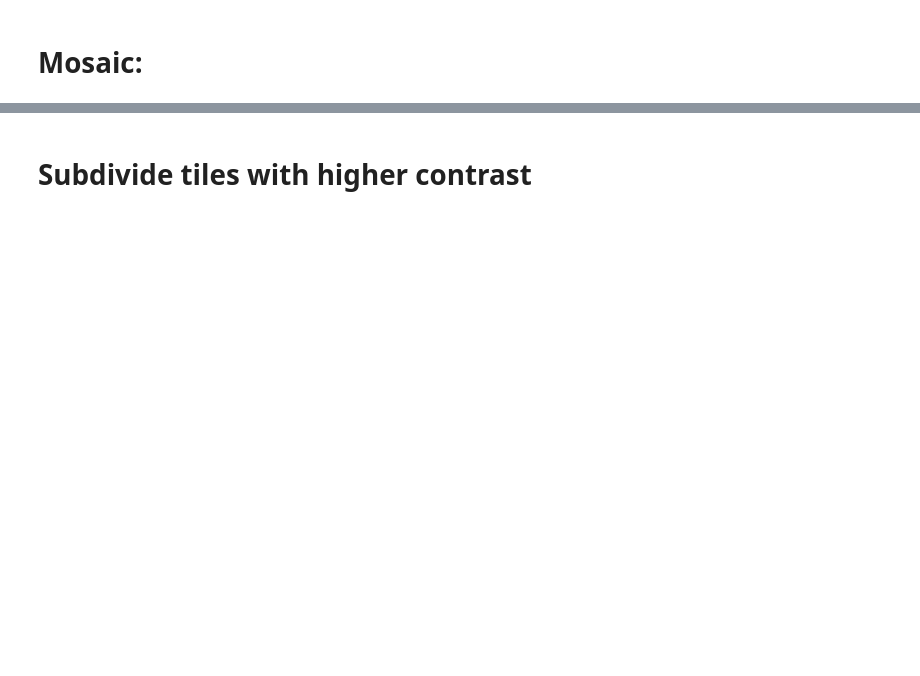
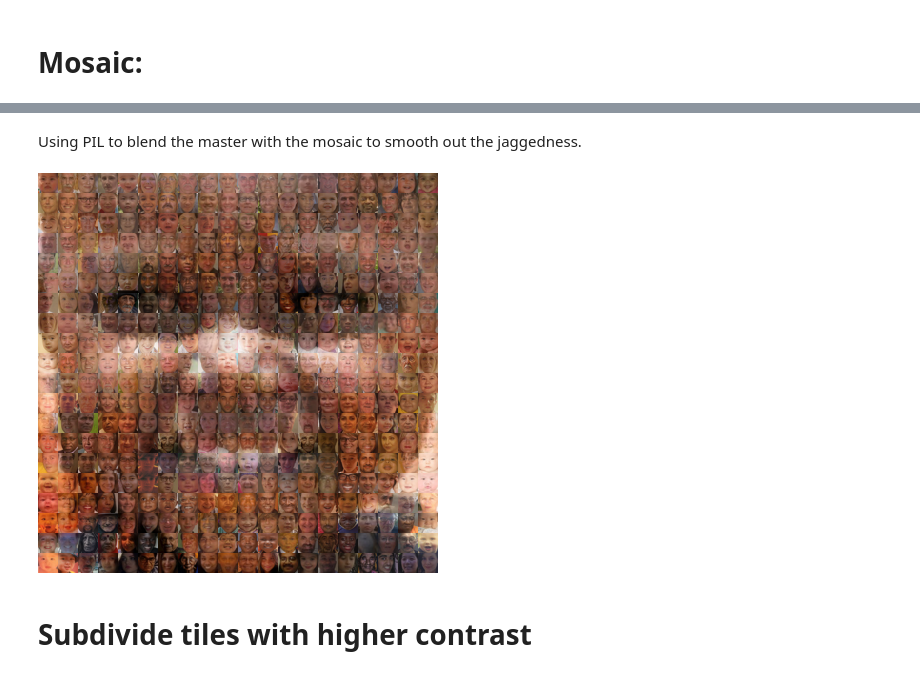
Before and after one commit to loiccoyle/phomo, a Jupyter notebook: examples/faces.ipynb, the cells around one changed output, grey strips where cells are left out. Drawn from its saved outputs; the diff is of its cells as text; code cells hidden in the pictures; blank space fills up the shorter version.

```diff
--- a/examples/faces.ipynb
+++ b/examples/faces.ipynb
@@ -64,3 +67,9 @@ mosaic.build()
+# %% [markdown]
+Using PIL to blend the master with the mosaic to smooth out the jaggedness.
+# %%
+Image.blend(mosiac_img, master.img, 0.3)
+# %% [output]
+[figure, added]
 # %% [markdown]
 # Subdivide tiles with higher contrast
 # %%
```
Also changed, not shown: parts of 7 cells of this notebook, 2 other files.
